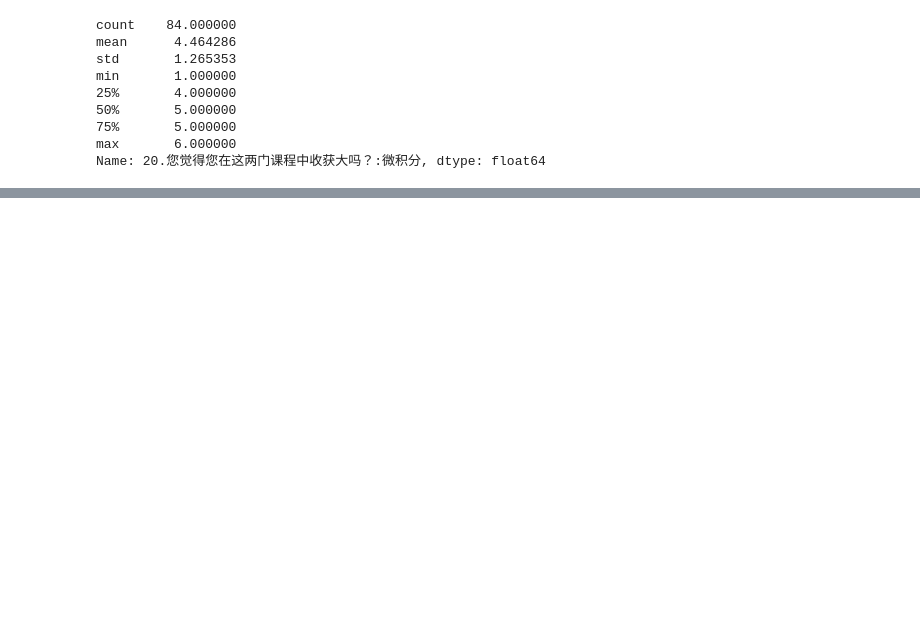
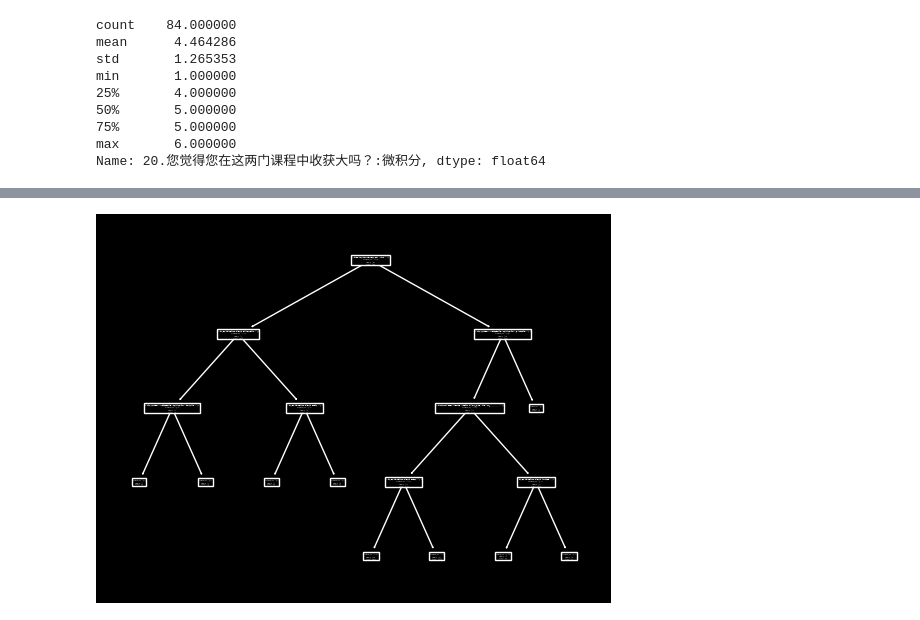
Before and after one commit to 2catycm/Sociology_of_Homework_and_Solution, a Jupyter notebook: src/决策树.ipynb, the cells around one changed output, grey strips where cells are left out. Saved outputs shown, nothing was run; the diff lists cells and outputs as text; code cells hidden in the pictures; blank space fills up the shorter version.

```diff
--- a/src/决策树.ipynb
+++ b/src/决策树.ipynb
@@ -141,0 +233,10 @@ regression_and_draw(df[math_X], df[math_Y[-1]], math_X, df,
+# %%
+x = math_X+answer_features+math_Y[:1]
+y = math_Y[-2]
+classification_and_draw(df[x], df[y], x, df_no_dummy, class_names=[str(i+1) for i in range(6)],
+                        path="fig/如何在数学课得分更高-分类可视化",
+                        dummy_indicator="(单选)", replacement=replacement)
+regression_and_draw(df[x], df[y], x, df_no_dummy,
+   path="fig/如何在数学课得分更高-回归可视化",
+   dummy_indicator="(单选)", replacement=replacement)
+# %% [output]
@@ -141,0 +246 @@ regression_and_draw(df[math_X], df[math_Y[-1]], math_X, df,
+[figure, added]
```
Also changed, not shown: parts of 12 cells of this notebook, 24 other files.
